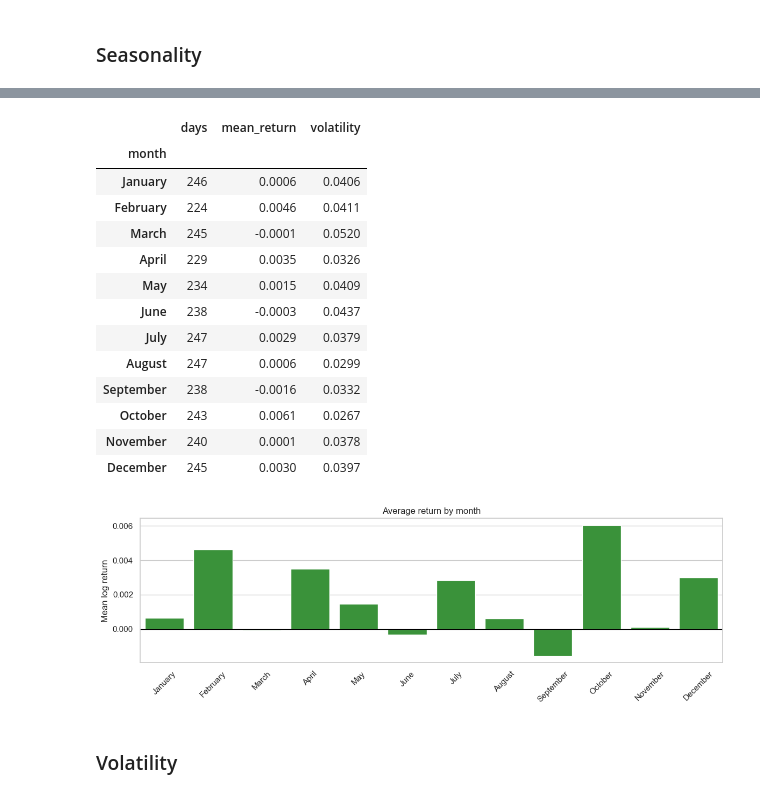
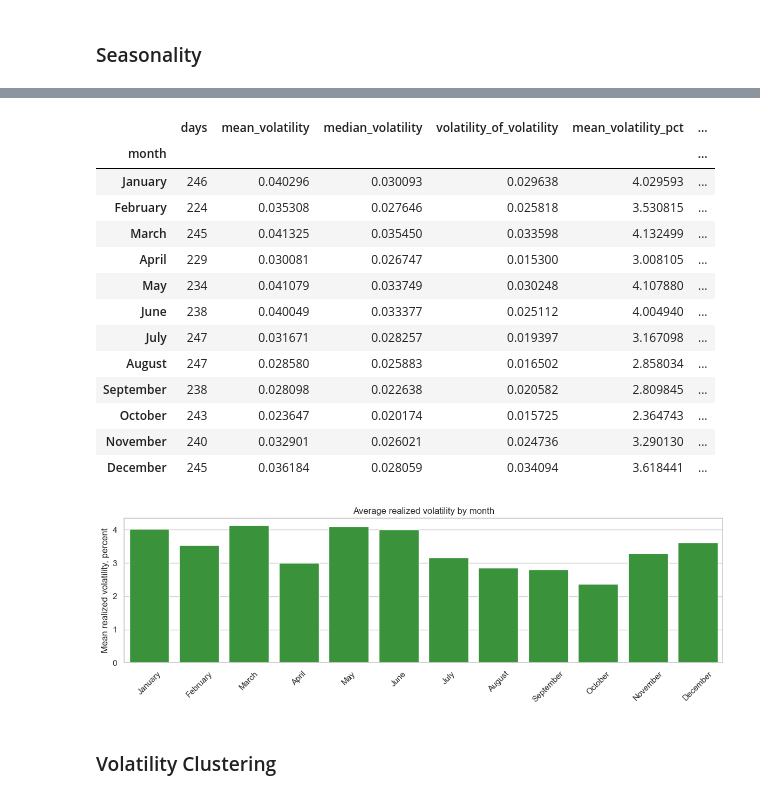
Before and after one commit to pBraxton02/LSTM_SGARCH_rr, a Jupyter notebook: EDA.ipynb, the cells around one changed output, grey strips where cells are left out. Cells and saved outputs as stored; diff of their text form; code cells hidden in the pictures.

```diff
--- a/EDA.ipynb
+++ b/EDA.ipynb
@@ -19,4 +40,5 @@ pd.options.display.float_format = "{:,.4f}".format
 # %%
-DATA_PATH = Path("data/BTC/BTC_USD_coinbase_spot_daily_features.csv")
+DAILY_DATA_PATH = Path("data/BTC/BTC_USD_coinbase_spot_daily_features.csv")
 METADATA_PATH = Path("data/BTC/BTC_USD_coinbase_spot_daily_features.metadata.json")
 SCALER_PATH = Path("data/BTC/BTC_USD_coinbase_spot_daily_features.scaler.pkl")
+RAW_5MIN_PATH = Path("data/BTC/BTC_USD_coinbase_spot_5min.csv")
@@ -23,5 +49,5 @@ SCALER_PATH = Path("data/BTC/BTC_USD_coinbase_spot_daily_features.scaler.pkl")
 # %%
-daily_scaled = pd.read_csv(DATA_PATH, parse_dates=["timestamp_utc"])
+daily_scaled = pd.read_csv(DAILY_DATA_PATH, parse_dates=["timestamp_utc"])
 
 with METADATA_PATH.open("r", encoding="utf-8") as file:
     metadata = json.load(file)
@@ -231,2 +324,15 @@ This section checks how the daily BTC series behaves over time. We look at the p
 # %% [markdown]
 ### Trend
+# %%
+daily["realized_volatility_30d_mean"] = daily["realized_volatility"].rolling(30).mean()
+daily["realized_volatility_90d_mean"] = daily["realized_volatility"].rolling(90).mean()
+
+plt.figure(figsize=(12, 5))
+plt.plot(daily.index, daily["realized_volatility_pct"], label="Daily realized volatility", linewidth=0.7, alpha=0.6)
+plt.plot(daily.index, daily["realized_volatility_30d_mean"] * 100, label="30-day mean", linewidth=2)
+plt.plot(daily.index, daily["realized_volatility_90d_mean"] * 100, label="90-day mean", linewidth=2)
+plt.title("BTC realized volatility over time")
+plt.ylabel("Realized volatility, percent")
+plt.legend()
+plt.tight_layout()
+plt.show()
@@ -343,44 +442,50 @@ month_order = [
     "December",
 ]
 
-monthly_summary = daily.groupby("month")["log_return"].agg(
+monthly_summary = daily.groupby("month")["realized_volatility"].agg(
     days="count",
-    mean_return="mean",
-    volatility="std",
+    mean_volatility="mean",
+    median_volatility="median",
+    volatility_of_volatility="std",
 ).reindex(month_order)
 
-monthly_summary
+monthly_summary.assign(
+    mean_volatility_pct=monthly_summary["mean_volatility"] * 100,
+    median_volatility_pct=monthly_summary["median_volatility"] * 100,
+)
 # %% [output]
-|  | days | mean_return | volatility |
-| month |  |  |  |
-| January | 246 | 0.0006 | 0.0406 |
-| February | 224 | 0.0046 | 0.0411 |
-| March | 245 | -0.0001 | 0.0520 |
-| April | 229 | 0.0035 | 0.0326 |
-| May | 234 | 0.0015 | 0.0409 |
-| June | 238 | -0.0003 | 0.0437 |
-| July | 247 | 0.0029 | 0.0379 |
-| August | 247 | 0.0006 | 0.0299 |
-| September | 238 | -0.0016 | 0.0332 |
-| October | 243 | 0.0061 | 0.0267 |
-| November | 240 | 0.0001 | 0.0378 |
-| December | 245 | 0.0030 | 0.0397 |
+|  | days | mean_volatility | median_volatility | volatility_of_volatility | mean_volatility_pct | ... |
+| month |  |  |  |  |  | ... |
+| January | 246 | 0.040296 | 0.030093 | 0.029638 | 4.029593 | ... |
+| February | 224 | 0.035308 | 0.027646 | 0.025818 | 3.530815 | ... |
+| March | 245 | 0.041325 | 0.035450 | 0.033598 | 4.132499 | ... |
+| April | 229 | 0.030081 | 0.026747 | 0.015300 | 3.008105 | ... |
+| May | 234 | 0.041079 | 0.033749 | 0.030248 | 4.107880 | ... |
+| June | 238 | 0.040049 | 0.033377 | 0.025112 | 4.004940 | ... |
+| July | 247 | 0.031671 | 0.028257 | 0.019397 | 3.167098 | ... |
+| August | 247 | 0.028580 | 0.025883 | 0.016502 | 2.858034 | ... |
+| September | 238 | 0.028098 | 0.022638 | 0.020582 | 2.809845 | ... |
+| October | 243 | 0.023647 | 0.020174 | 0.015725 | 2.364743 | ... |
+| November | 240 | 0.032901 | 0.026021 | 0.024736 | 3.290130 | ... |
+| December | 245 | 0.036184 | 0.028059 | 0.034094 | 3.618441 | ... |
 # %%
+monthly_plot = monthly_summary.reset_index()
+monthly_plot["mean_volatility_pct"] = monthly_plot["mean_volatility"] * 100
+
 plt.figure(figsize=(12, 4))
 sns.barplot(
-    data=monthly_summary.reset_index(),
+    data=monthly_plot,
     x="month",
-    y="mean_return",
+    y="mean_volatility_pct",
     color="tab:green",
 )
-plt.axhline(0, color="black", linewidth=1)
-plt.title("Average return by month")
+plt.title("Average realized volatility by month")
 plt.xlabel("")
-plt.ylabel("Mean log return")
+plt.ylabel("Mean realized volatility, percent")
 plt.xticks(rotation=45)
 plt.tight_layout()
 plt.show()
 # %% [output]
-[figure, old version]
+[figure, new version]
 # %% [markdown]
-### Volatility
+### Volatility Clustering
```
Also changed, not shown: parts of 48 cells of this notebook.
